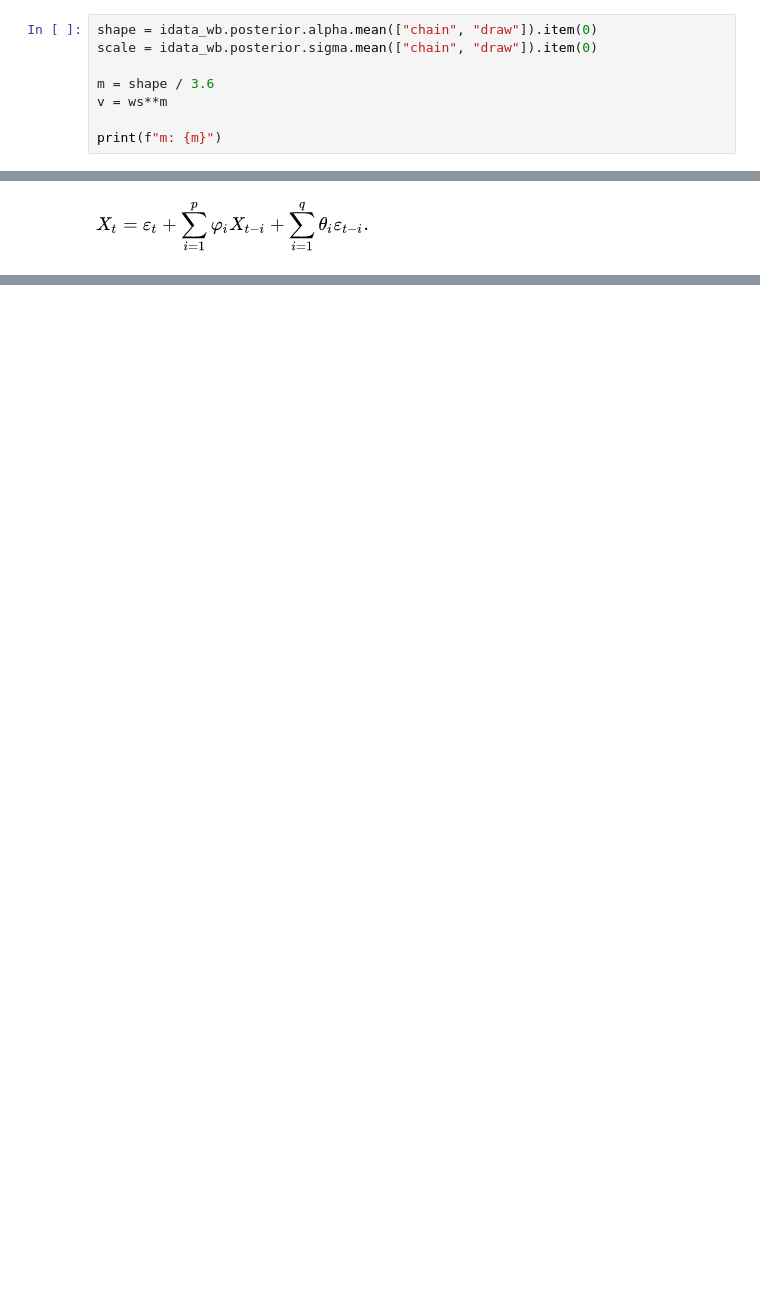
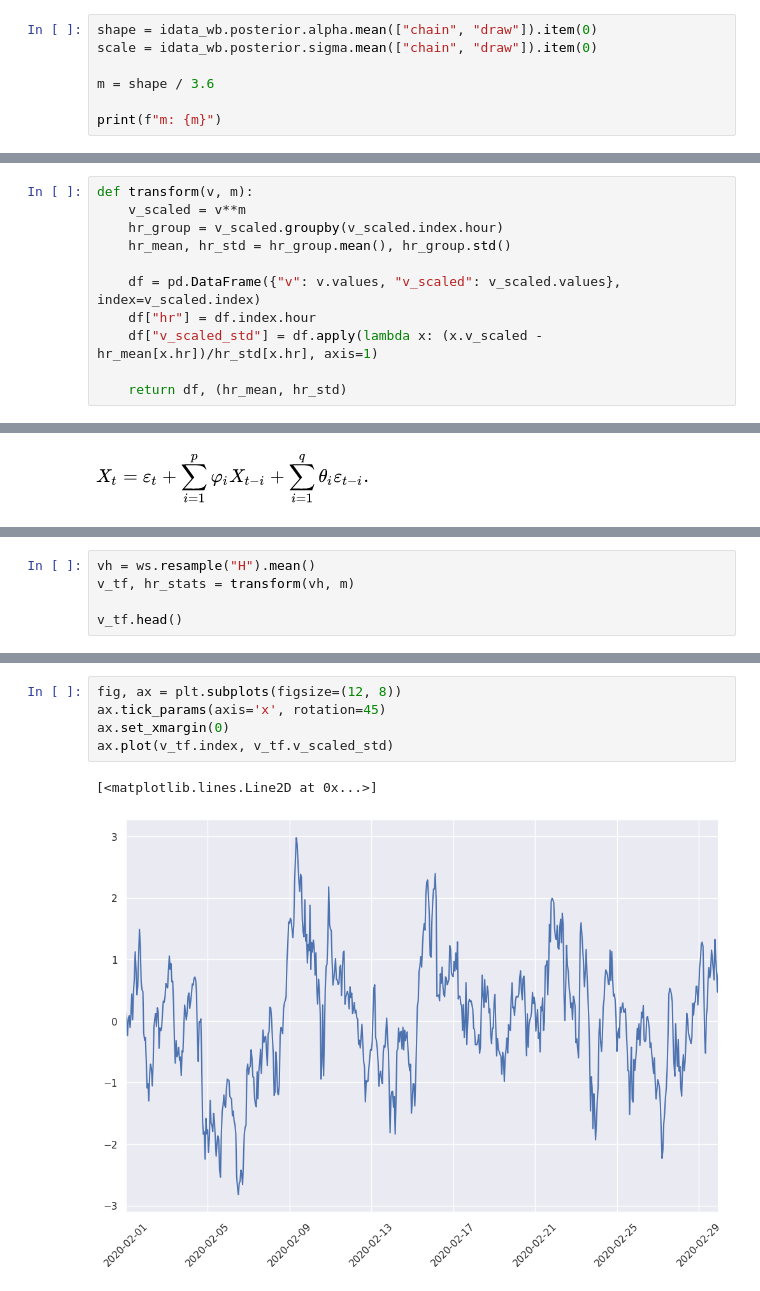
Before and after one commit to camirmas/REStats, a Jupyter notebook: REStats/notebooks/forecast.ipynb, the cells around one changed output, grey strips where cells are left out. Drawn from its saved outputs; the diff is of its cells as text; blank space fills up the shorter version.

```diff
--- a/REStats/notebooks/forecast.ipynb
+++ b/REStats/notebooks/forecast.ipynb
@@ -207,7 +96,6 @@ shape = idata_wb.posterior.alpha.mean(["chain", "draw"]).item(0)
 scale = idata_wb.posterior.sigma.mean(["chain", "draw"]).item(0)
 
 m = shape / 3.6
-v = ws**m
 
 print(f"m: {m}")
 # %% [output]
@@ -240,0 +119,11 @@ fig.show()
+# %%
+def transform(v, m):
+    v_scaled = v**m
+    hr_group = v_scaled.groupby(v_scaled.index.hour)
+    hr_mean, hr_std = hr_group.mean(), hr_group.std()
+
+    df = pd.DataFrame({"v": v.values, "v_scaled": v_scaled.values}, index=v_scaled.index)
+    df["hr"] = df.index.hour
+    df["v_scaled_std"] = df.apply(lambda x: (x.v_scaled - hr_mean[x.hr])/hr_std[x.hr], axis=1)
+
+    return df, (hr_mean, hr_std)
@@ -360,0 +157,5 @@ rmse_arma - rmse_per # -0.027358072937032962
+# %%
+vh = ws.resample("H").mean()
+v_tf, hr_stats = transform(vh, m)
+
+v_tf.head()
@@ -360,0 +170,8 @@ rmse_arma - rmse_per # -0.027358072937032962
+# %%
+fig, ax = plt.subplots(figsize=(12, 8))
+ax.tick_params(axis='x', rotation=45)
+ax.set_xmargin(0)
+ax.plot(v_tf.index, v_tf.v_scaled_std)
+# %% [output]
+[<matplotlib.lines.Line2D at 0x...>]
+[figure, added]
```
Also changed, not shown: parts of 56 cells of this notebook, 3 other files.
